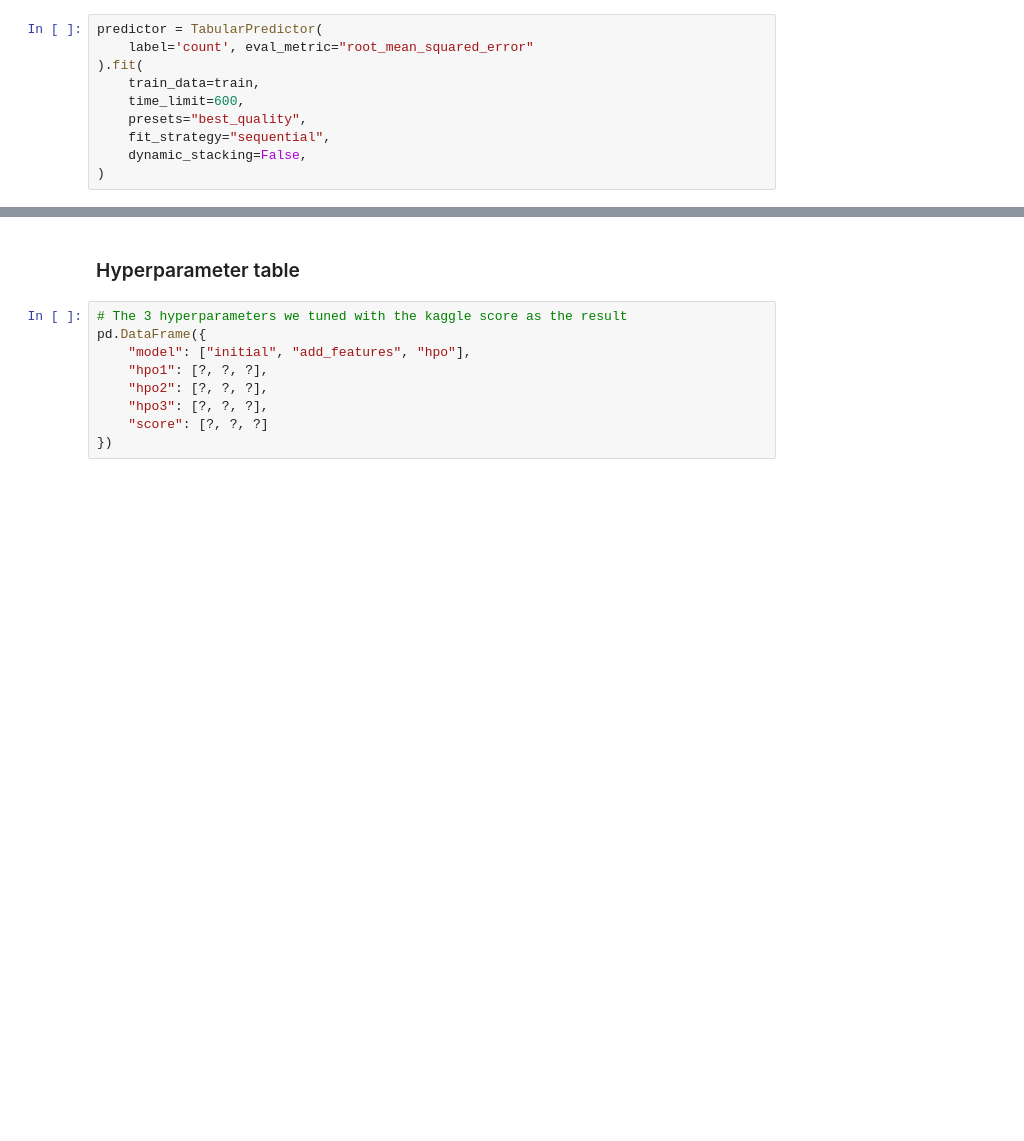
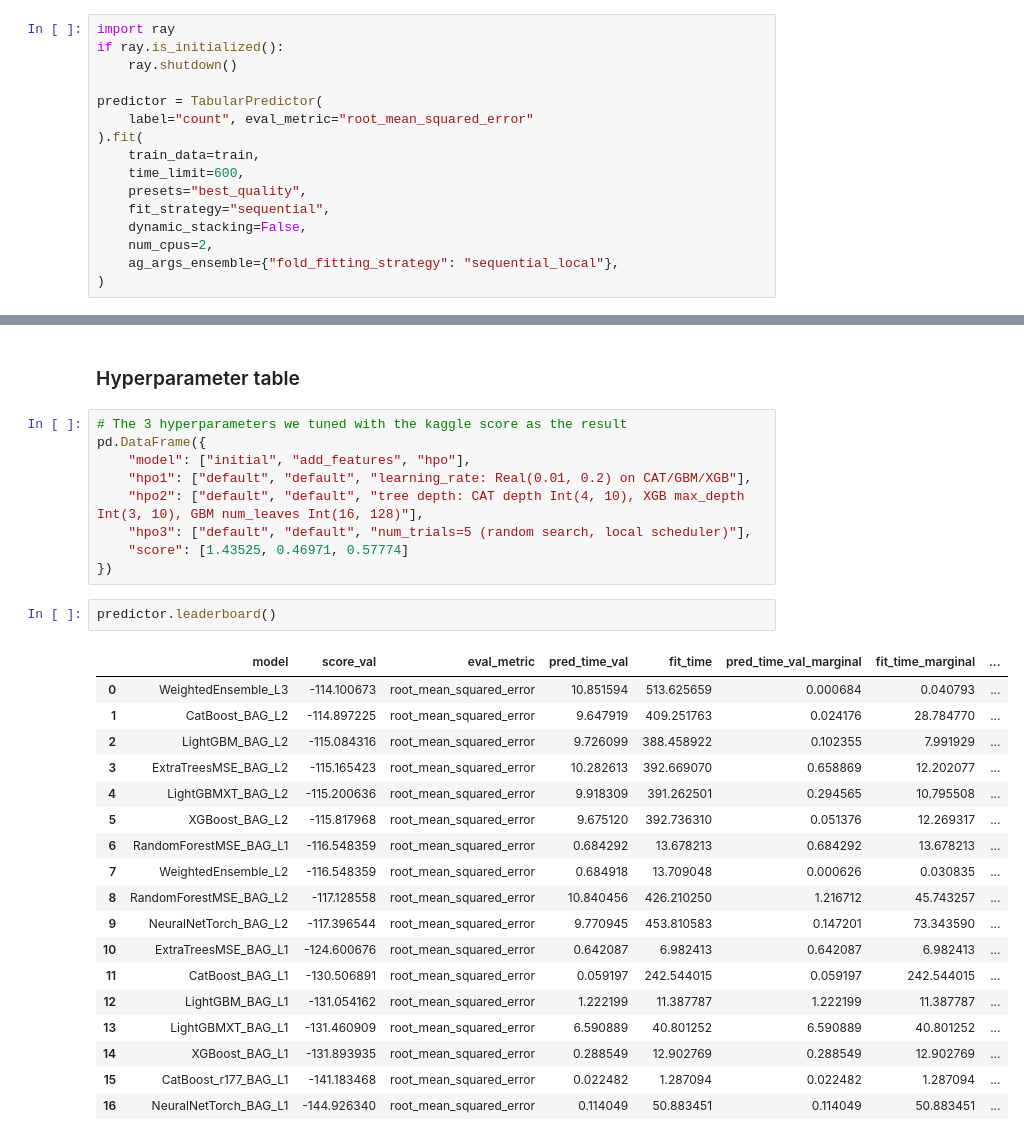
Before and after one commit to micaelleos/Udacity-Projects---cd0385-project-starter, a Jupyter notebook: project/project-template.ipynb, the cells around one changed output, grey strips where cells are left out. Saved outputs shown, nothing was run; the diff lists cells and outputs as text; blank space fills up the shorter version.

```diff
--- a/project/project-template.ipynb
+++ b/project/project-template.ipynb
@@ -209,13 +223,19 @@ Requirements:
 * Set a time limit of 10 minutes (600 seconds).
 * Use the preset `best_quality` to focus on creating the best model.
 # %%
+import ray
+if ray.is_initialized():
+    ray.shutdown()
+
 predictor = TabularPredictor(
-    label='count', eval_metric="root_mean_squared_error"
+    label="count", eval_metric="root_mean_squared_error"
 ).fit(
     train_data=train,
     time_limit=600,
     presets="best_quality",
     fit_strategy="sequential",
     dynamic_stacking=False,
+    num_cpus=2,
+    ag_args_ensemble={"fold_fitting_strategy": "sequential_local"},
 )
 # %% [output]
@@ -366,8 +985,29 @@ fig.savefig('model_test_score.png')
 # The 3 hyperparameters we tuned with the kaggle score as the result
 pd.DataFrame({
     "model": ["initial", "add_features", "hpo"],
-    "hpo1": [?, ?, ?],
-    "hpo2": [?, ?, ?],
-    "hpo3": [?, ?, ?],
-    "score": [?, ?, ?]
+    "hpo1": ["default", "default", "learning_rate: Real(0.01, 0.2) on CAT/GBM/XGB"],
+    "hpo2": ["default", "default", "tree depth: CAT depth Int(4, 10), XGB max_depth Int(3, 10), GBM num_leaves Int(16, 128)"],
+    "hpo3": ["default", "default", "num_trials=5 (random search, local scheduler)"],
+    "score": [1.43525, 0.46971, 0.57774]
 })
+# %%
+predictor.leaderboard()
+# %% [output]
+|  | model | score_val | eval_metric | pred_time_val | fit_time | pred_time_val_marginal | fit_time_marginal | ... |
+| 0 | WeightedEnsemble_L3 | -114.100673 | root_mean_squared_error | 10.851594 | 513.625659 | 0.000684 | 0.040793 | ... |
+| 1 | CatBoost_BAG_L2 | -114.897225 | root_mean_squared_error | 9.647919 | 409.251763 | 0.024176 | 28.784770 | ... |
+| 2 | LightGBM_BAG_L2 | -115.084316 | root_mean_squared_error | 9.726099 | 388.458922 | 0.102355 | 7.991929 | ... |
+| 3 | ExtraTreesMSE_BAG_L2 | -115.165423 | root_mean_squared_error | 10.282613 | 392.669070 | 0.658869 | 12.202077 | ... |
+| 4 | LightGBMXT_BAG_L2 | -115.200636 | root_mean_squared_error | 9.918309 | 391.262501 | 0.294565 | 10.795508 | ... |
+| 5 | XGBoost_BAG_L2 | -115.817968 | root_mean_squared_error | 9.675120 | 392.736310 | 0.051376 | 12.269317 | ... |
+| 6 | RandomForestMSE_BAG_L1 | -116.548359 | root_mean_squared_error | 0.684292 | 13.678213 | 0.684292 | 13.678213 | ... |
+| 7 | WeightedEnsemble_L2 | -116.548359 | root_mean_squared_error | 0.684918 | 13.709048 | 0.000626 | 0.030835 | ... |
+| 8 | RandomForestMSE_BAG_L2 | -117.128558 | root_mean_squared_error | 10.840456 | 426.210250 | 1.216712 | 45.743257 | ... |
+| 9 | NeuralNetTorch_BAG_L2 | -117.396544 | root_mean_squared_error | 9.770945 | 453.810583 | 0.147201 | 73.343590 | ... |
+| 10 | ExtraTreesMSE_BAG_L1 | -124.600676 | root_mean_squared_error | 0.642087 | 6.982413 | 0.642087 | 6.982413 | ... |
+| 11 | CatBoost_BAG_L1 | -130.506891 | root_mean_squared_error | 0.059197 | 242.544015 | 0.059197 | 242.544015 | ... |
+| 12 | LightGBM_BAG_L1 | -131.054162 | root_mean_squared_error | 1.222199 | 11.387787 | 1.222199 | 11.387787 | ... |
+| 13 | LightGBMXT_BAG_L1 | -131.460909 | root_mean_squared_error | 6.590889 | 40.801252 | 6.590889 | 40.801252 | ... |
+| 14 | XGBoost_BAG_L1 | -131.893935 | root_mean_squared_error | 0.288549 | 12.902769 | 0.288549 | 12.902769 | ... |
+| 15 | CatBoost_r177_BAG_L1 | -141.183468 | root_mean_squared_error | 0.022482 | 1.287094 | 0.022482 | 1.287094 | ... |
+| 16 | NeuralNetTorch_BAG_L1 | -144.926340 | root_mean_squared_error | 0.114049 | 50.883451 | 0.114049 | 50.883451 | ... |
```
Also changed, not shown: parts of 54 cells of this notebook, 8 other files.
